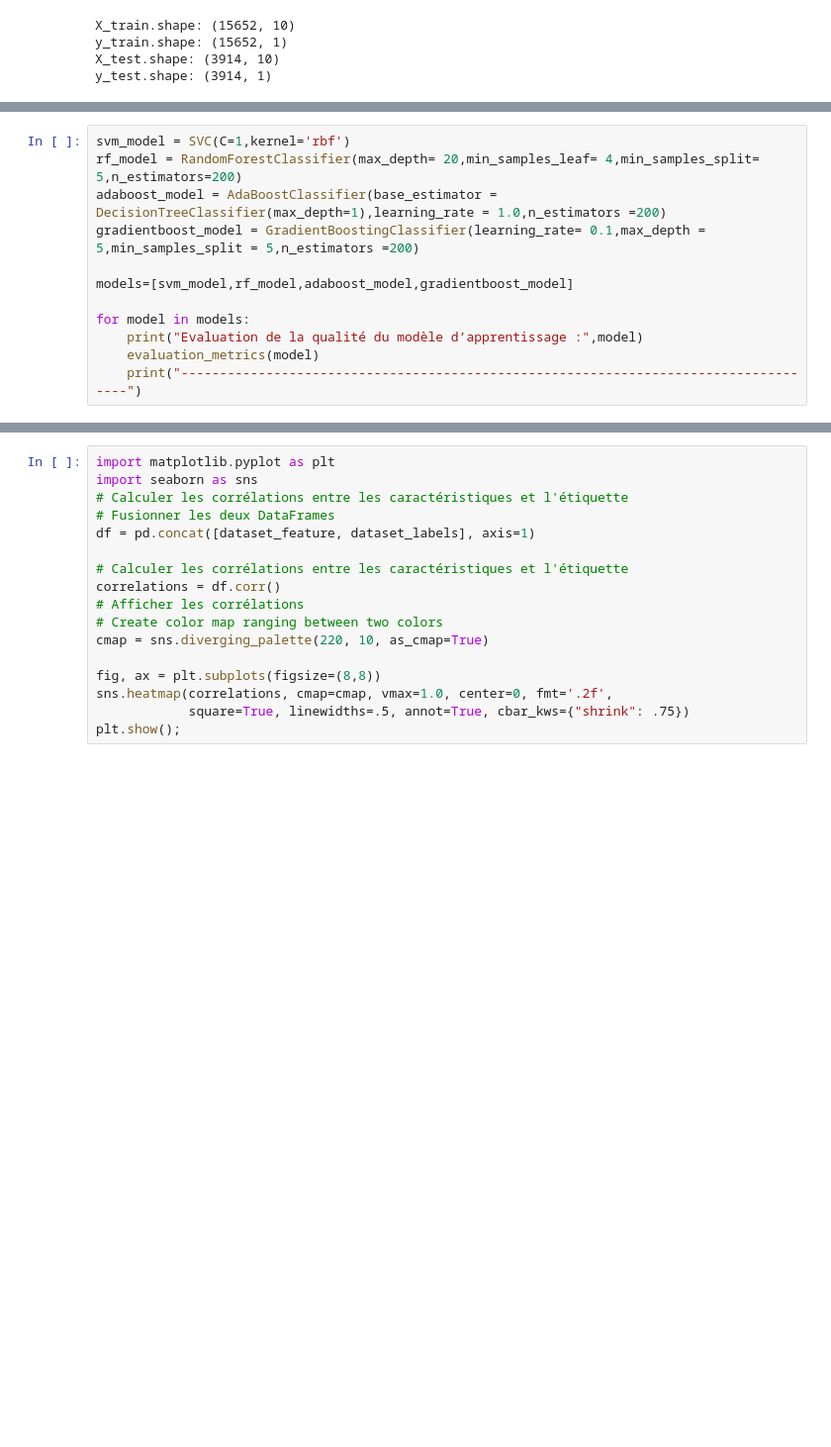
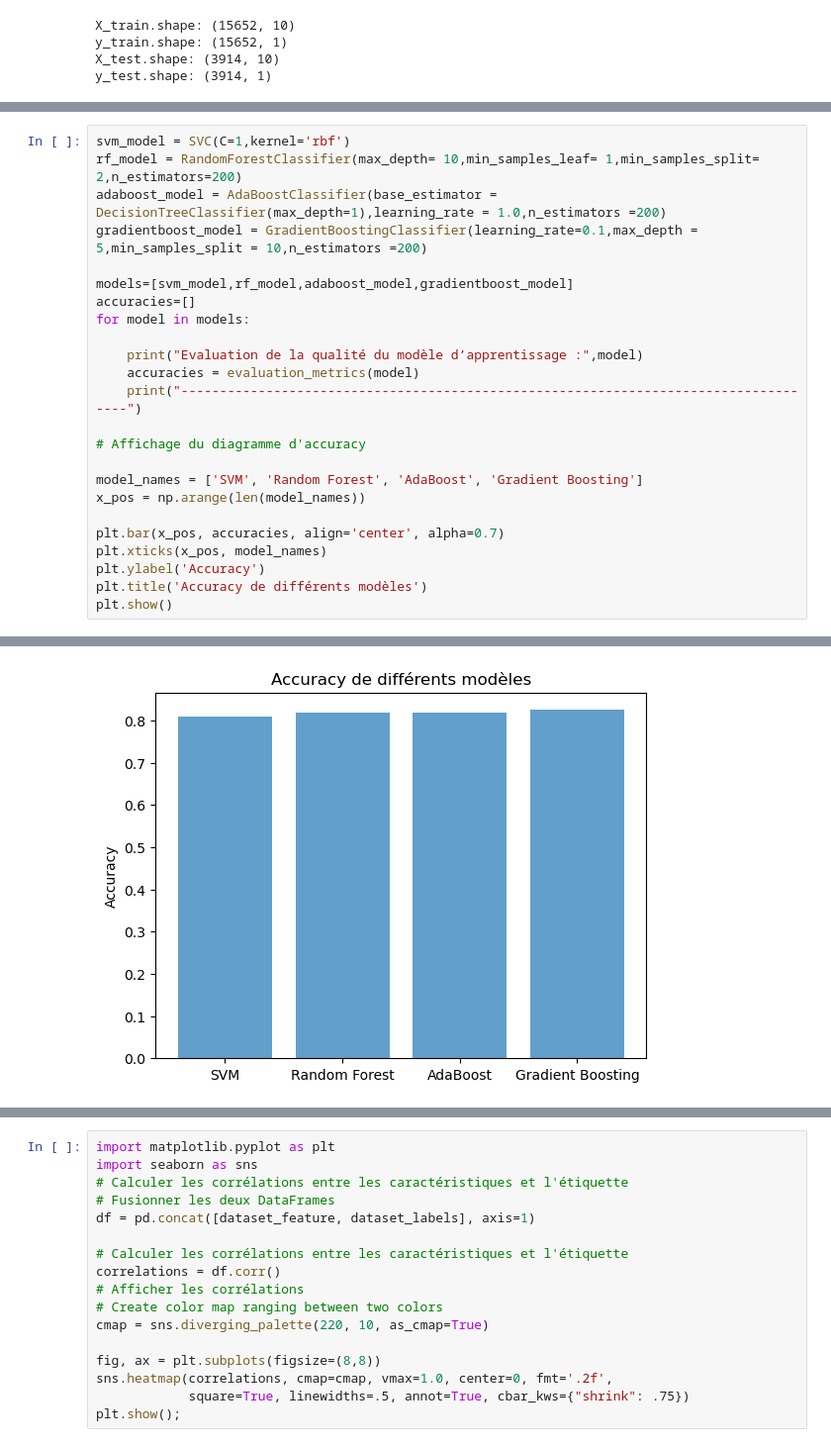
Before and after one commit to leilakhira/TpApprentissage, a Jupyter notebook: Untitled.ipynb, the cells around one changed output, grey strips where cells are left out. Shown at 99% size. Saved outputs shown, nothing was run; the diff lists cells and outputs as text; blank space fills up the shorter version.

```diff
--- a/Untitled.ipynb
+++ b/Untitled.ipynb
@@ -245,14 +255,26 @@ les grilles d'hyperparamètres du modèle d’apprentissage :GradientBoosting mo
 # %%
 svm_model = SVC(C=1,kernel='rbf')
-rf_model = RandomForestClassifier(max_depth= 20,min_samples_leaf= 4,min_samples_split= 5,n_estimators=200)
+rf_model = RandomForestClassifier(max_depth= 10,min_samples_leaf= 1,min_samples_split= 2,n_estimators=200)
 adaboost_model = AdaBoostClassifier(base_estimator = DecisionTreeClassifier(max_depth=1),learning_rate = 1.0,n_estimators =200)
-gradientboost_model = GradientBoostingClassifier(learning_rate= 0.1,max_depth = 5,min_samples_split = 5,n_estimators =200)
+gradientboost_model = GradientBoostingClassifier(learning_rate=0.1,max_depth = 5,min_samples_split = 10,n_estimators =200)
 
 models=[svm_model,rf_model,adaboost_model,gradientboost_model]
+accuracies=[]
+for model in models:
 
-for model in models:
     print("Evaluation de la qualité du modèle d’apprentissage :",model)
-    evaluation_metrics(model)
+    accuracies = evaluation_metrics(model)
     print("------------------------------------------------------------------------------------")
+
+# Affichage du diagramme d'accuracy
+
+model_names = ['SVM', 'Random Forest', 'AdaBoost', 'Gradient Boosting']
+x_pos = np.arange(len(model_names))
+
+plt.bar(x_pos, accuracies, align='center', alpha=0.7)
+plt.xticks(x_pos, model_names)
+plt.ylabel('Accuracy')
+plt.title('Accuracy de différents modèles')
+plt.show()
 # %% [output]
 Evaluation de la qualité du modèle d’apprentissage : SVC(C=1)
@@ -275,3 +297,4 @@ Confusion Matrix :
+[figure, added]
 # %%
 dataset_feature_co = pd.read_csv("acsincome_co_allfeaturesTP2.csv")
 dataset_labels_co = pd.read_csv("acsincome_co_labelTP2.csv")
```
Also changed, not shown: parts of 21 cells of this notebook, 2 other files.
